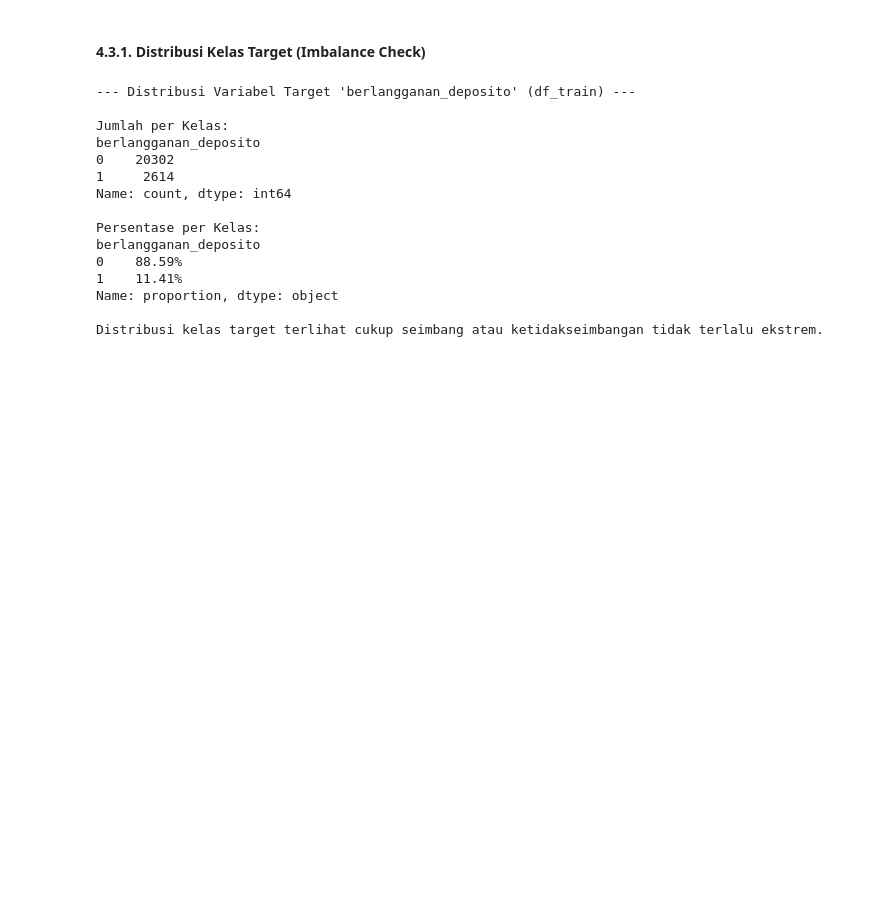
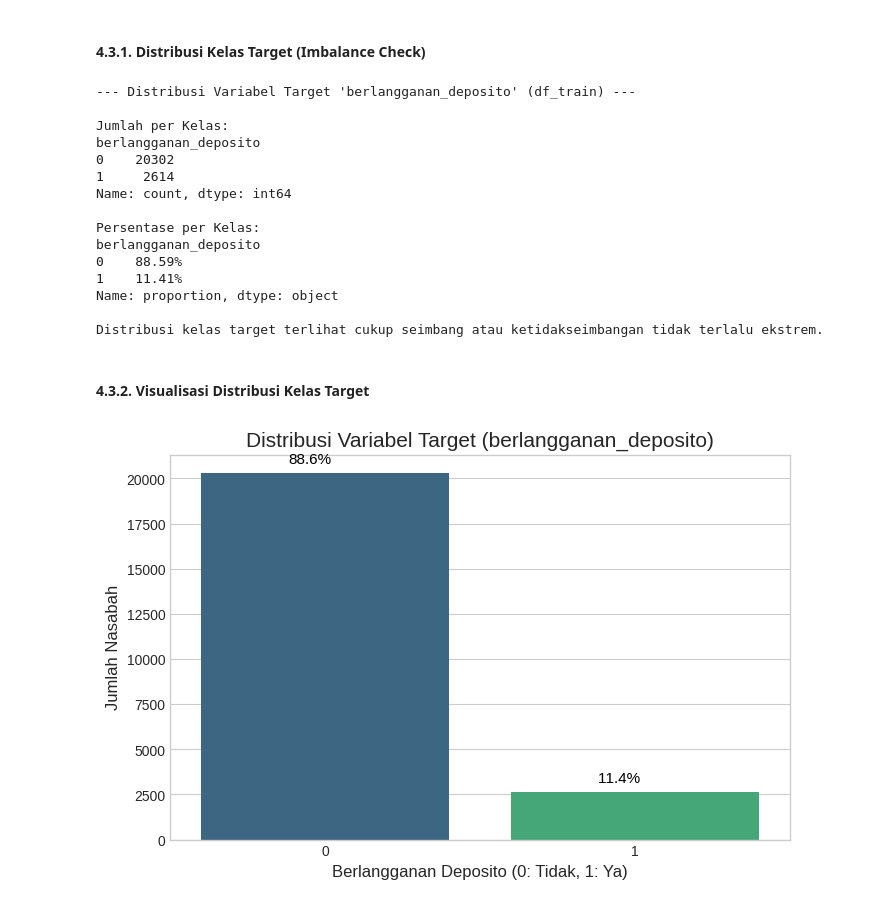
Before and after one commit to LatiefDataVisionary/data-quest-challenge-dsi-2025, a Jupyter notebook: notebooks/DCM_DMU_2025_Notebook_Cubit_Aku_Dong.ipynb, the cells around one changed output. Saved outputs shown, nothing was run; the diff lists cells and outputs as text; code cells hidden in the pictures; blank space fills up the shorter version.

Commit message:
4.3.2. Visualisasi Distribusi Kelas Target

```diff
--- a/notebooks/DCM_DMU_2025_Notebook_Cubit_Aku_Dong.ipynb
+++ b/notebooks/DCM_DMU_2025_Notebook_Cubit_Aku_Dong.ipynb
@@ -548,3 +548,24 @@ berlangganan_deposito
 Name: proportion, dtype: object
 
 Distribusi kelas target terlihat cukup seimbang atau ketidakseimbangan tidak terlalu ekstrem.
+# %% [markdown]
+#### **4.3.2. Visualisasi Distribusi Kelas Target**
+# %%
+if not df_train.empty and 'berlangganan_deposito' in df_train.columns:
+    plt.figure(figsize=(8, 5))
+    sns.countplot(x='berlangganan_deposito', data=df_train, palette='viridis')
+    plt.title('Distribusi Variabel Target (berlangganan_deposito)', fontsize=15)
+    plt.xlabel('Berlangganan Deposito (0: Tidak, 1: Ya)', fontsize=12)
+    plt.ylabel('Jumlah Nasabah', fontsize=12)
+    # Menambahkan persentase pada bar
+    total = len(df_train['berlangganan_deposito'])
+    for p in plt.gca().patches:
+        percentage = '{:.1f}%'.format(100 * p.get_height()/total)
+        x = p.get_x() + p.get_width() / 2 - 0.05
+        y = p.get_height()
+        plt.gca().annotate(percentage, (x, y), ha='center', va='bottom', fontsize=11, color='black', xytext=(0,5), textcoords='offset points')
+    plt.show()
+else:
+    print("Tidak dapat membuat visualisasi: kolom target tidak ditemukan atau df_train kosong.")
+# %% [output]
+[figure, added]
```
